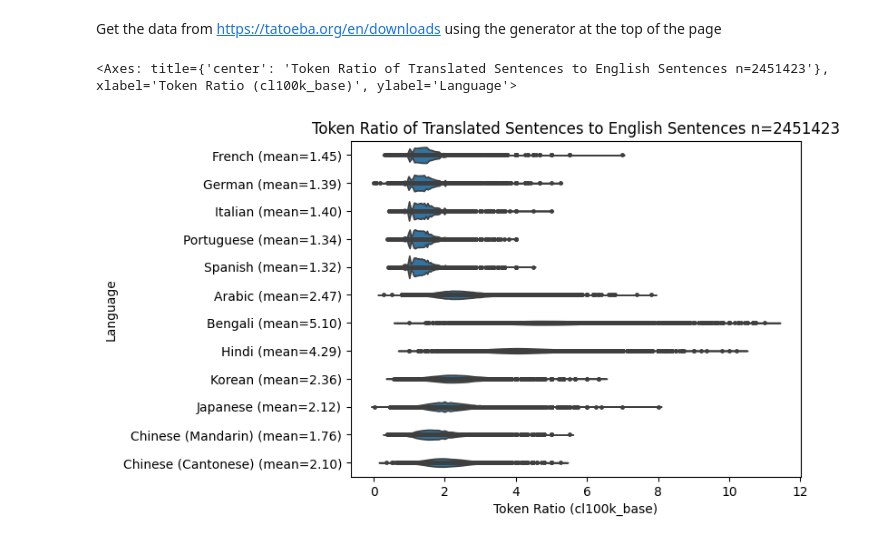
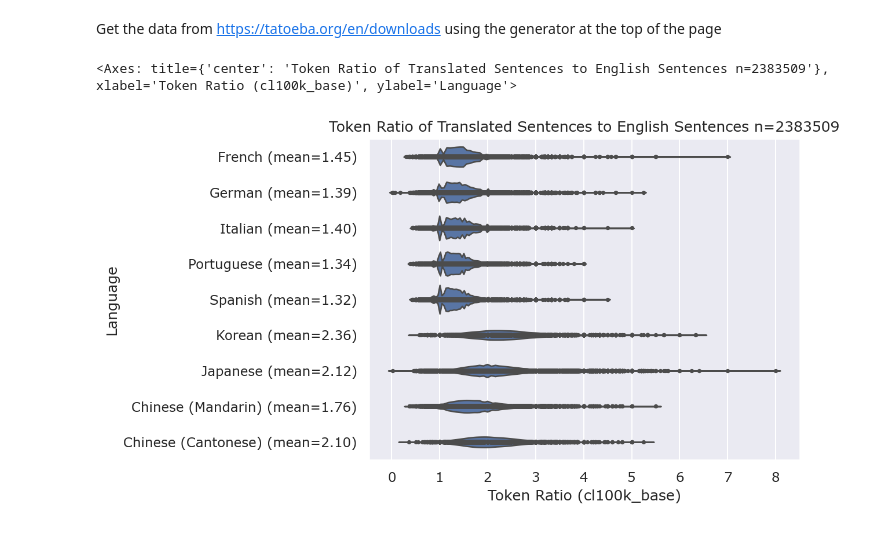
Before and after one commit to tonybaloney/azure-openai-japanese-best-practice, a Jupyter notebook: sentences_multilang.ipynb, the cells around one changed output. Saved outputs shown, nothing was run; the diff lists cells and outputs as text; code cells hidden in the pictures.

```diff
--- a/sentences_multilang.ipynb
+++ b/sentences_multilang.ipynb
@@ -2,47 +2,54 @@
 Get the data from https://tatoeba.org/en/downloads using the generator at the top of the page
 # %%
 import seaborn as sns
+import matplotlib.pyplot as plt
 import pandas as pd
 import tiktoken
 enc = tiktoken.get_encoding("cl100k_base")
 
 en_fr_df = pd.read_csv('data/en_fr_sentences.tsv', sep='\t', header=None, names=['eng_idx', 'eng_text', 'tar_idx', 'text'], on_bad_lines='skip')
-en_ar_df = pd.read_csv('data/en_ar_sentences.tsv', sep='\t', header=None, names=['eng_idx', 'eng_text', 'tar_idx', 'text'], on_bad_lines='skip')
 en_de_df = pd.read_csv('data/en_de_sentences.tsv', sep='\t', header=None, names=['eng_idx', 'eng_text', 'tar_idx', 'text'], on_bad_lines='skip')
 en_es_df = pd.read_csv('data/en_es_sentences.tsv', sep='\t', header=None, names=['eng_idx', 'eng_text', 'tar_idx', 'text'], on_bad_lines='skip')
 en_po_df = pd.read_csv('data/en_po_sentences.tsv', sep='\t', header=None, names=['eng_idx', 'eng_text', 'tar_idx', 'text'], on_bad_lines='skip')
 en_fr_df = pd.read_csv('data/en_fr_sentences.tsv', sep='\t', header=None, names=['eng_idx', 'eng_text', 'tar_idx', 'text'], on_bad_lines='skip')
 en_it_df = pd.read_csv('data/en_it_sentences.tsv', sep='\t', header=None, names=['eng_idx', 'eng_text', 'tar_idx', 'text'], on_bad_lines='skip')
 
-en_ben_df = pd.read_csv('data/en_ben_sentences.tsv', sep='\t', header=None, names=['eng_idx', 'eng_text', 'tar_idx', 'text'], on_bad_lines='skip')
-en_hi_df = pd.read_csv('data/en_hi_sentences.tsv', sep='\t', header=None, names=['eng_idx', 'eng_text', 'tar_idx', 'text'], on_bad_lines='skip')
+# en_ben_df = pd.read_csv('data/en_ben_sentences.tsv', sep='\t', header=None, names=['eng_idx', 'eng_text', 'tar_idx', 'text'], on_bad_lines='skip')
+# en_hi_df = pd.read_csv('data/en_hi_sentences.tsv', sep='\t', header=None, names=['eng_idx', 'eng_text', 'tar_idx', 'text'], on_bad_lines='skip')
 en_ja_df = pd.read_csv('data/en_ja_sentences.tsv', sep='\t', header=None, names=['eng_idx', 'eng_text', 'tar_idx', 'text'], on_bad_lines='skip')
 en_ko_df = pd.read_csv('data/en_ko_sentences.tsv', sep='\t', header=None, names=['eng_idx', 'eng_text', 'tar_idx', 'text'], on_bad_lines='skip')
 en_cn_man_df = pd.read_csv('data/en_cn-man_sentences.tsv', sep='\t', header=None, names=['eng_idx', 'eng_text', 'tar_idx', 'text'], on_bad_lines='skip')
 en_cn_can_df = pd.read_csv('data/en_cn-can_sentences.tsv', sep='\t', header=None, names=['eng_idx', 'eng_text', 'tar_idx', 'text'], on_bad_lines='skip')
 
+# en_ar_df = pd.read_csv('data/en_ar_sentences.tsv', sep='\t', header=None, names=['eng_idx', 'eng_text', 'tar_idx', 'text'], on_bad_lines='skip')
+# en_am_df = pd.read_csv('data/en_am_sentences.tsv', sep='\t', header=None, names=['eng_idx', 'eng_text', 'tar_idx', 'text'], on_bad_lines='skip')
+# en_ha_df = pd.read_csv('data/en_ha_sentences.tsv', sep='\t', header=None, names=['eng_idx', 'eng_text', 'tar_idx', 'text'], on_bad_lines='skip')
+# en_sw_df = pd.read_csv('data/en_sw_sentences.tsv', sep='\t', header=None, names=['eng_idx', 'eng_text', 'tar_idx', 'text'], on_bad_lines='skip')
+# en_zu_df = pd.read_csv('data/en_zu_sentences.tsv', sep='\t', header=None, names=['eng_idx', 'eng_text', 'tar_idx', 'text'], on_bad_lines='skip')
+
 df = pd.DataFrame(columns=['lang', 'token_ratio'])
 
 for lang, lang_df in zip(
-        ['French', 'German', 'Italian', 'Portuguese', 'Spanish', 'Arabic', 'Bengali', 'Hindi', 'Korean', 'Japanese',  'Chinese (Mandarin)', 'Chinese (Cantonese)'],
-        [en_fr_df, en_de_df, en_it_df, en_po_df, en_es_df, en_ar_df, en_ben_df, en_hi_df, en_ko_df, en_ja_df, en_cn_man_df, en_cn_can_df]
+        ['French', 'German', 'Italian', 'Portuguese', 'Spanish', 'Korean', 'Japanese',  'Chinese (Mandarin)', 'Chinese (Cantonese)', ],
+        [en_fr_df, en_de_df, en_it_df, en_po_df, en_es_df, en_ko_df, en_ja_df, en_cn_man_df, en_cn_can_df]
     ):
     lang_df.dropna(inplace=True)
     lang_df['sentence_token_length'] = lang_df['text'].apply(lambda x: len(enc.encode(x)))
     lang_df['eng_sentence_token_length'] = lang_df['eng_text'].apply(lambda x: len(enc.encode(x)))
 
     lang_df['token_ratio'] = lang_df['sentence_token_length'] / lang_df['eng_sentence_token_length']
     mean = lang_df['token_ratio'].mean()
     lang_df['lang'] = f"{lang} (mean={mean:.2f})"
     df = pd.concat((df, lang_df[['lang', 'token_ratio']]))
 
+plt.rcParams.update({"figure.dpi": 150})
 fig = sns.violinplot(data=df, x="token_ratio", y="lang", inner="point")
 
-
+sns.set_theme(font="Helvetica")
 fig.set_title(f'Token Ratio of Translated Sentences to English Sentences n={len(df)}')
 fig.set(xlabel='Token Ratio (cl100k_base)', ylabel='Language')
 
 fig
 # %% [output]
-<Axes: title={'center': 'Token Ratio of Translated Sentences to English Sentences n=2451423'}, xlabel='Token Ratio (cl100k_base)', ylabel='Language'>
+<Axes: title={'center': 'Token Ratio of Translated Sentences to English Sentences n=2383509'}, xlabel='Token Ratio (cl100k_base)', ylabel='Language'>
-[figure, old version]
+[figure, new version]
```
Also changed, not shown: parts of 1 cell of this notebook, 1 other file.
